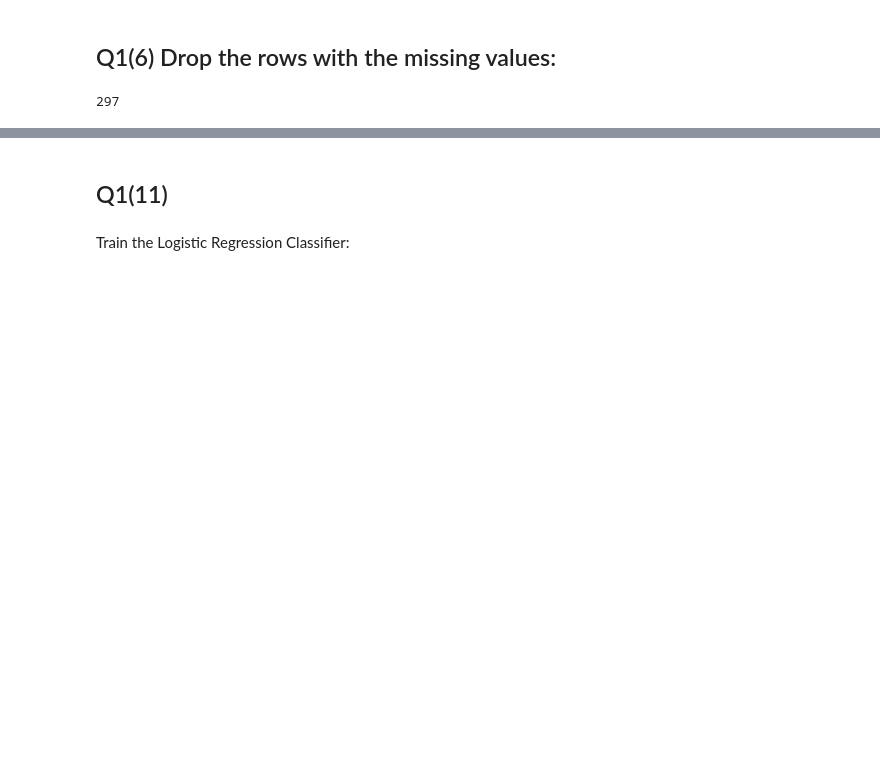
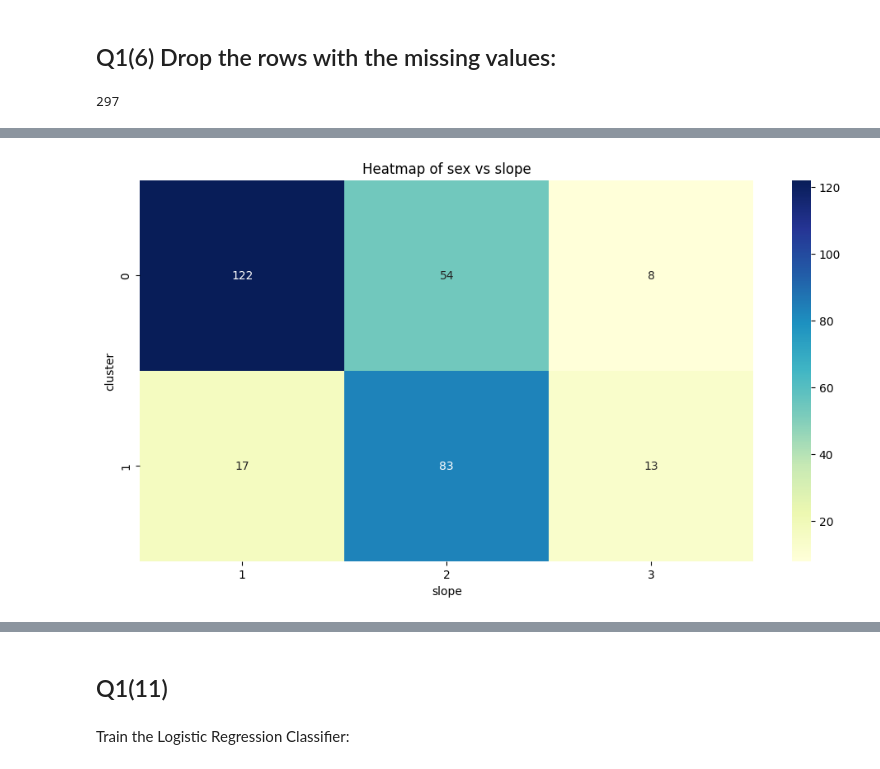
Before and after one commit to Shiyun00/clust-omics, a Jupyter notebook: STATS3DA3_A6.ipynb, the cells around one changed output, grey strips where cells are left out. Drawn from its saved outputs; the diff is of its cells as text; code cells hidden in the pictures; blank space fills up the shorter version.

```diff
--- a/STATS3DA3_A6.ipynb
+++ b/STATS3DA3_A6.ipynb
@@ -146,0 +251,14 @@ There are 297 osbervations after dropping the missing values.
+# %%
+km = KMeans(n_clusters = 2, n_init = 20, random_state=0)
+km.fit_predict(clust_df_scaled)
+X['cluster'] = km.labels_
+X['cluster'] = X['cluster'].astype('category')
+# %%
+plt.figure(figsize=(12, 6))
+sns.heatmap(pd.crosstab(X['cluster'], X['slope']), annot=True, fmt='d', cmap='YlGnBu')
+plt.title('Heatmap of sex vs slope')
+plt.xlabel('slope')
+plt.ylabel('cluster')
+plt.show()
+# %% [output]
+[figure, added]
```
Also changed, not shown: parts of 51 cells of this notebook.
